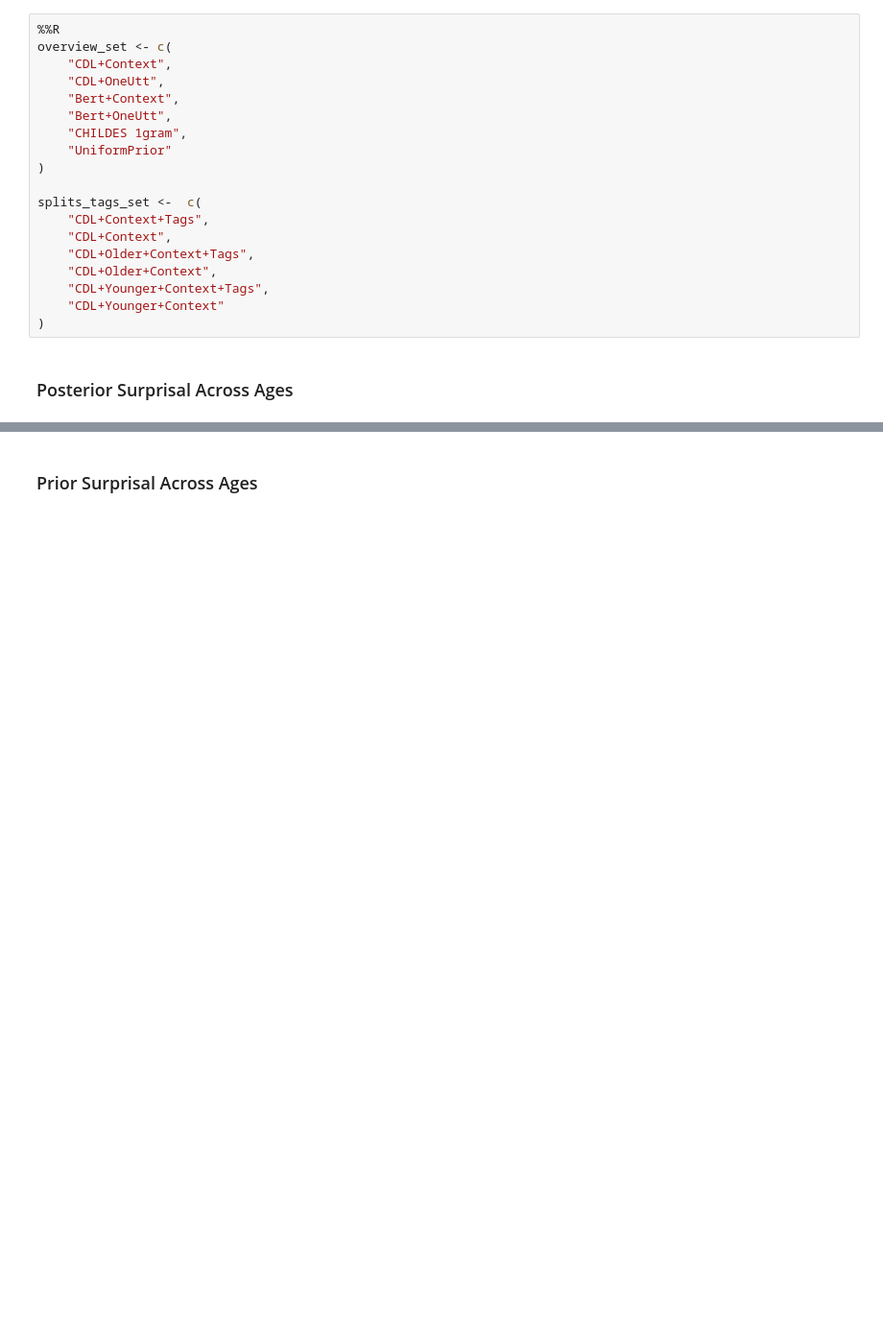
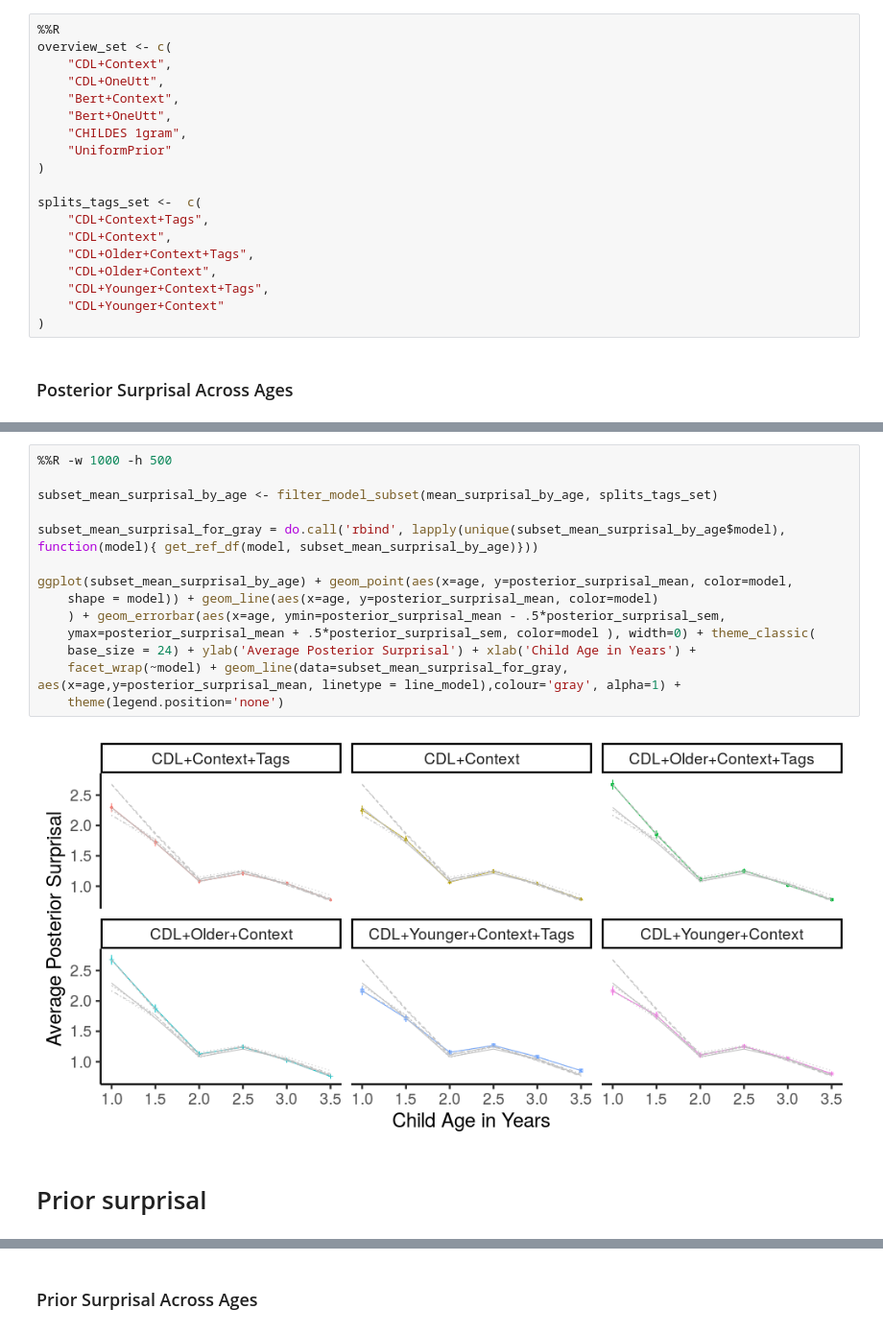
Before and after one commit to smeylan/child-directed-listening, a Jupyter notebook: Models across time analyses.ipynb, the cells around one changed output, grey strips where cells are left out. Shown at 96% size. Drawn from its saved outputs; the diff is of its cells as text; blank space fills up the shorter version.

Commit message:
splitting the changes

```diff
--- a/Models across time analyses.ipynb
+++ b/Models across time analyses.ipynb
@@ -332,2 +373,20 @@ plot_subset_surprisal_posteriors = function(raw_mean_surprisal_by_age, this_mode
+# %%
+%%R -w 1000 -h 500
+
+subset_mean_surprisal_by_age <- filter_model_subset(mean_surprisal_by_age, splits_tags_set)
+
+subset_mean_surprisal_for_gray = do.call('rbind', lapply(unique(subset_mean_surprisal_by_age$model), function(model){ get_ref_df(model, subset_mean_surprisal_by_age)}))
+
+ggplot(subset_mean_surprisal_by_age) + geom_point(aes(x=age, y=posterior_surprisal_mean, color=model,
+    shape = model)) + geom_line(aes(x=age, y=posterior_surprisal_mean, color=model)
+    ) + geom_errorbar(aes(x=age, ymin=posterior_surprisal_mean - .5*posterior_surprisal_sem,
+    ymax=posterior_surprisal_mean + .5*posterior_surprisal_sem, color=model ), width=0) + theme_classic(
+    base_size = 24) + ylab('Average Posterior Surprisal') + xlab('Child Age in Years') +
+    facet_wrap(~model) + geom_line(data=subset_mean_surprisal_for_gray, aes(x=age,y=posterior_surprisal_mean, linetype = line_model),colour='gray', alpha=1) +
+    theme(legend.position='none')
+# %% [output]
+[figure, added]
+# %% [markdown]
+# Prior surprisal
 # %%
 
```
Also changed, not shown: parts of 11 cells of this notebook.
